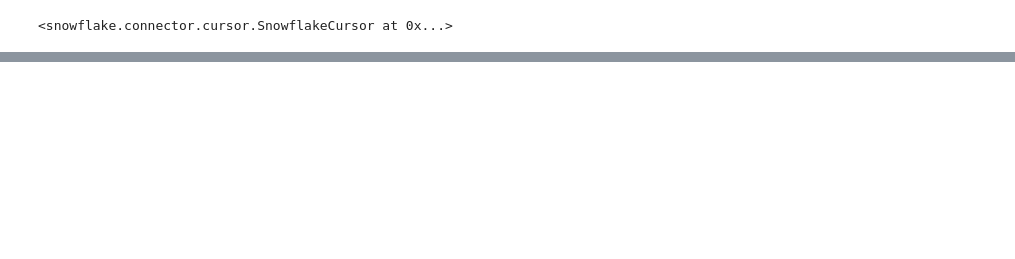
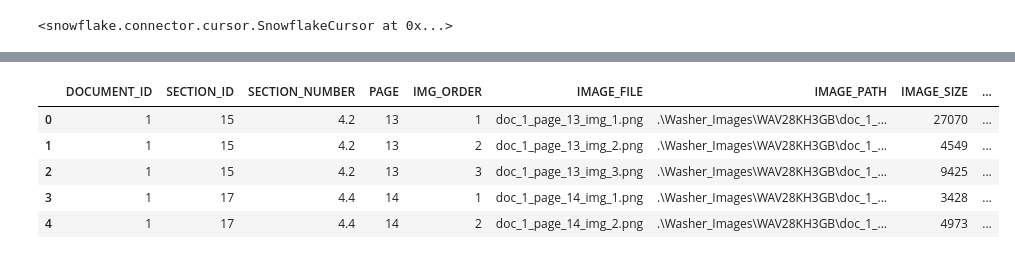
Before and after one commit to Haldan-NC/Snowflake-Cortex-Playground, a Jupyter notebook: WASHING_MACHINE_DB_setup.ipynb, the cells around one changed output, grey strips where cells are left out. Cells and saved outputs as stored; diff of their text form; code cells hidden in the pictures; blank space fills up the shorter version.

```diff
--- a/WASHING_MACHINE_DB_setup.ipynb
+++ b/WASHING_MACHINE_DB_setup.ipynb
@@ -731,0 +805,70 @@ LIMIT 10;
+# %%
+def extract_page_number_from_filename(filename):
+    return filename.split("_")[3] if "_" in filename else None
+
+def generate_image_table(documents_df, sections_df, image_dir):
+    image_records = []
+
+    # Loop over all subdirectories in image_dir
+    for subfolder in os.listdir(image_dir):
+        subfolder_path = os.path.join(image_dir, subfolder)
+
+        if not os.path.isdir(subfolder_path):
+            continue  # skip files
+
+        # Match to document by DOCUMENT_NAME (strip extension if needed)
+        matching_docs = documents_df[documents_df['DOCUMENT_NAME'].str.contains(subfolder, case=False)]
+        if matching_docs.empty:
+            print(f"No matching document for subfolder: {subfolder}")
+            continue
+
+        document_id = matching_docs.iloc[0]['DOCUMENT_ID']
+        document_name = matching_docs.iloc[0]['DOCUMENT_NAME']
+
+        # List all image files in subdirectory
+        for image_file in os.listdir(subfolder_path):
+            if not image_file.lower().endswith((".png")):
+                continue
+
+            image_path = os.path.join(subfolder_path, image_file)
+            page_number = extract_page_number_from_filename(image_file)
+            order_number = image_file.split("img_")[-1].strip(".png")
+
+            image_size = os.path.getsize(image_path)
+            image_width, image_height = Image.open(image_path).size
+
+            # Try to match to a section (same document, closest PAGE <= image page)
+            section_match = None
+            if page_number is not None:
+                matching_sections = sections_df[
+                    (sections_df['DOCUMENT_ID'] == document_id) &
+                    (sections_df['PAGE'].astype(str) <= str(page_number))
+                ]
+                if not matching_sections.empty:
+                    section_match = matching_sections.sort_values("PAGE", ascending=False).iloc[0]
+
+            image_records.append({
+                "DOCUMENT_ID": document_id,
+                "SECTION_ID": section_match["SECTION_ID"] if section_match is not None else None,
+                "SECTION_NUMBER": section_match["SECTION_NUMBER"] if section_match is not None else None,
+                "PAGE": page_number,
+                "IMG_ORDER": order_number,
+                "IMAGE_FILE": image_file,
+                "IMAGE_PATH": image_path,
+                "IMAGE_SIZE": image_size,
+                "IMAGE_WIDTH": image_width,
+                "IMAGE_HEIGHT": image_height
+            })
+
+    return pd.DataFrame(image_records)
+
+
+image_df = generate_image_table(documents_df, sections_df, ".\\Washer_Images")
+image_df.head(5)
+# %% [output]
+|  | DOCUMENT_ID | SECTION_ID | SECTION_NUMBER | PAGE | IMG_ORDER | IMAGE_FILE | IMAGE_PATH | IMAGE_SIZE | ... |
+| 0 | 1 | 15 | 4.2 | 13 | 1 | doc_1_page_13_img_1.png | .\Washer_Images\WAV28KH3GB\doc_1_... | 27070 | ... |
+| 1 | 1 | 15 | 4.2 | 13 | 2 | doc_1_page_13_img_2.png | .\Washer_Images\WAV28KH3GB\doc_1_... | 4549 | ... |
+| 2 | 1 | 15 | 4.2 | 13 | 3 | doc_1_page_13_img_3.png | .\Washer_Images\WAV28KH3GB\doc_1_... | 9425 | ... |
+| 3 | 1 | 17 | 4.4 | 14 | 1 | doc_1_page_14_img_1.png | .\Washer_Images\WAV28KH3GB\doc_1_... | 3428 | ... |
+| 4 | 1 | 17 | 4.4 | 14 | 2 | doc_1_page_14_img_2.png | .\Washer_Images\WAV28KH3GB\doc_1_... | 4973 | ... |
```
Also changed, not shown: parts of 33 cells of this notebook, 57 other files.
